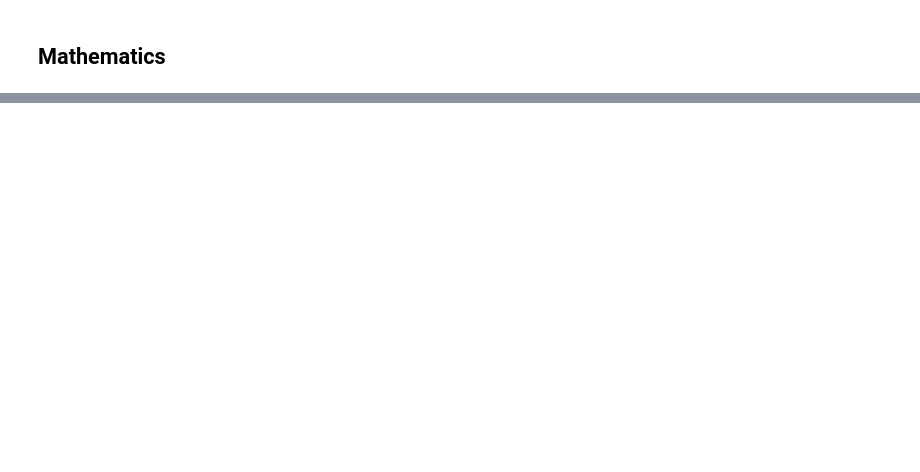
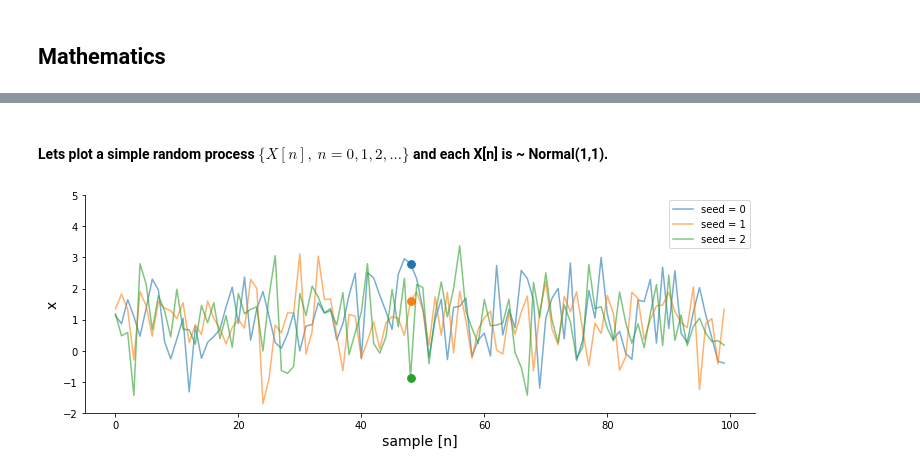
Before and after one commit to mscaudill/openseize, a Jupyter notebook: demos/spectra.ipynb, the cells around one changed output, grey strips where cells are left out. Cells and saved outputs as stored; diff of their text form; code cells hidden in the pictures; blank space fills up the shorter version.

```diff
--- a/demos/spectra.ipynb
+++ b/demos/spectra.ipynb
@@ -166,0 +54,35 @@ Now that we understand what the Fourier Transform is doing for us we are going t
+# %% [markdown]
+#### Lets plot a simple random process $\{X[n], \ n=0, 1, 2, ...\}$ and each X[n] is ~ Normal(1,1).
+# %%
+def gaussian_rp(size, seed=None):
+    """Returns a random process with size elements using a random seed."""
+
+    rng = np.random.default_rng(seed)
+    return rng.normal(1,1, size=size)
+# %%
+# create three 100 element "realizations" of our random process using different
+# random seeds
+seeds = np.arange(3)
+x = [gaussian_rp(100, s) for s in seeds]
+
+# plot each realization
+fig, ax = plt.subplots(figsize=(12, 4))
+for signal, seed in zip(x, seeds):
+    ax.plot(signal, label='seed = {}'.format(seed), alpha=0.6)
+
+#configure the plot
+ax.set_xlabel('sample [n]', fontsize=14)
+ax.set_ylabel('x', fontsize=14)
+ax.set_ylim([-2, 5])
+ax.spines.top.set_visible(False)
+ax.spines.right.set_visible(False)
+ax.legend(loc='upper right')
+
+# plot the 48th element for each realization
+ax.scatter(48, x[0][48], s=60)
+ax.scatter(48, x[1][48], s=60)
+ax.scatter(48, x[2][48], s=60)
+
+plt.show()
+# %% [output]
+[figure, added]
```
Also changed, not shown: parts of 22 cells of this notebook.
